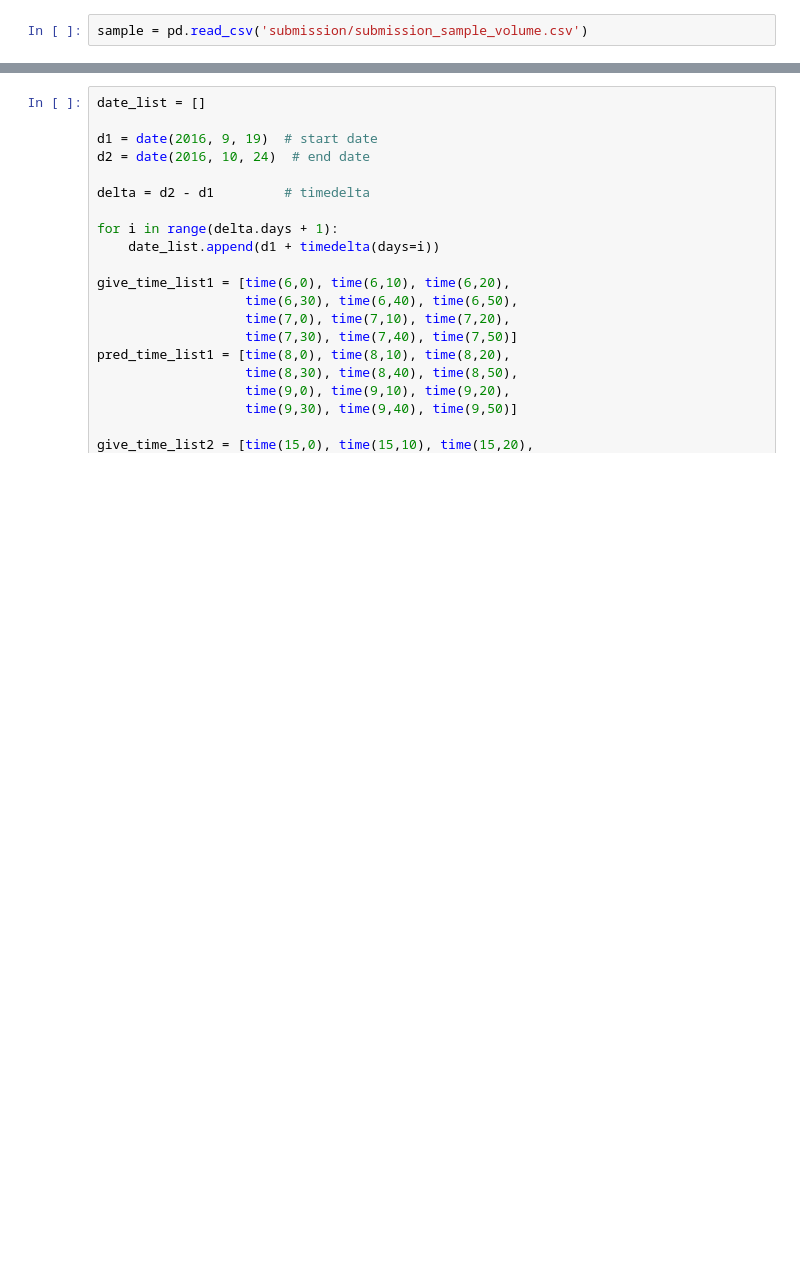
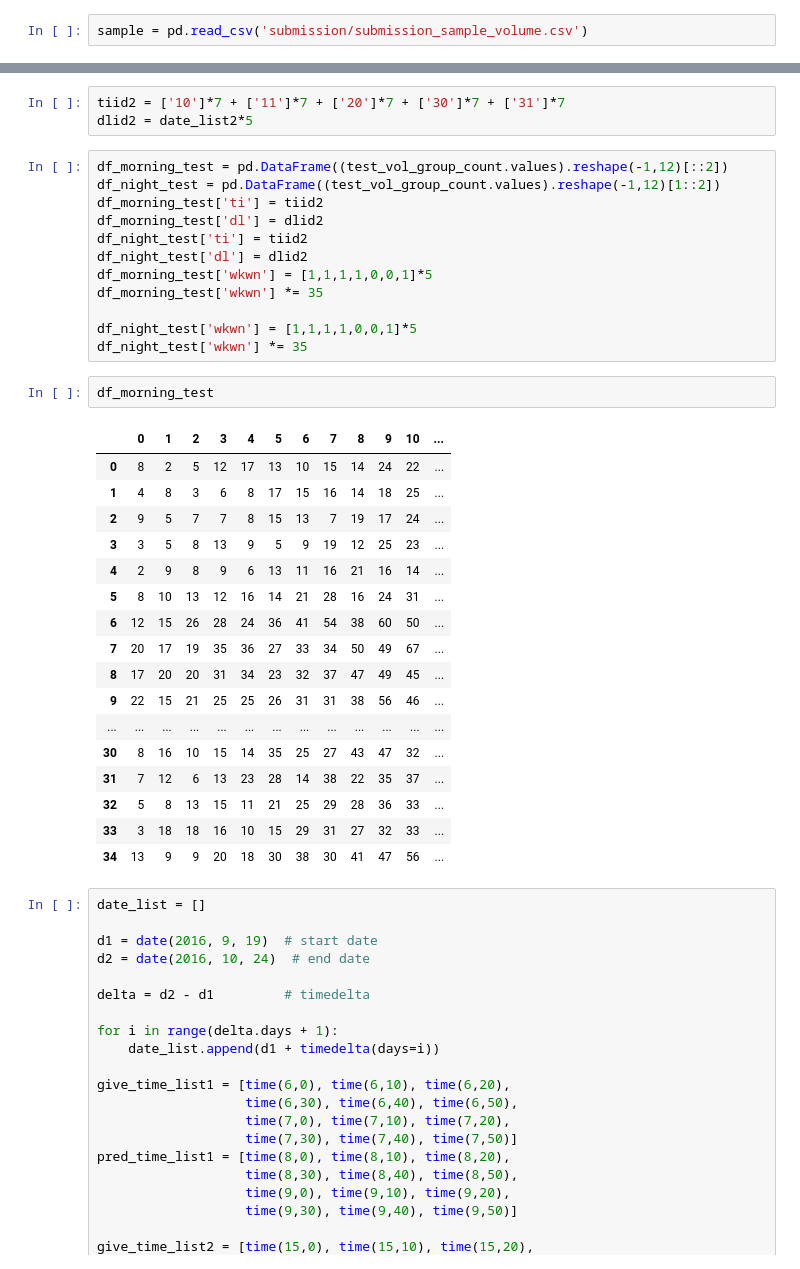
Before and after one commit to Ann16253470/KDD_CUP2017, a Jupyter notebook: volume prediction new2.ipynb, the cells around one changed output, grey strips where cells are left out. Cells and saved outputs as stored; diff of their text form; blank space fills up the shorter version.

```diff
--- a/volume prediction new2.ipynb
+++ b/volume prediction new2.ipynb
@@ -109,3 +99,38 @@ sample
+# %%
+tiid2 = ['10']*7 + ['11']*7 + ['20']*7 + ['30']*7 + ['31']*7
+dlid2 = date_list2*5
+# %%
+df_morning_test = pd.DataFrame((test_vol_group_count.values).reshape(-1,12)[::2])
+df_night_test = pd.DataFrame((test_vol_group_count.values).reshape(-1,12)[1::2])
+df_morning_test['ti'] = tiid2
+df_morning_test['dl'] = dlid2
+df_night_test['ti'] = tiid2
+df_night_test['dl'] = dlid2
+df_morning_test['wkwn'] = [1,1,1,1,0,0,1]*5
+df_morning_test['wkwn'] *= 35
+
+df_night_test['wkwn'] = [1,1,1,1,0,0,1]*5
+df_night_test['wkwn'] *= 35
+# %%
+df_morning_test
+# %% [output]
+|  | 0 | 1 | 2 | 3 | 4 | 5 | 6 | 7 | 8 | 9 | 10 | ... |
+| 0 | 8 | 2 | 5 | 12 | 17 | 13 | 10 | 15 | 14 | 24 | 22 | ... |
+| 1 | 4 | 8 | 3 | 6 | 8 | 17 | 15 | 16 | 14 | 18 | 25 | ... |
+| 2 | 9 | 5 | 7 | 7 | 8 | 15 | 13 | 7 | 19 | 17 | 24 | ... |
+| 3 | 3 | 5 | 8 | 13 | 9 | 5 | 9 | 19 | 12 | 25 | 23 | ... |
+| 4 | 2 | 9 | 8 | 9 | 6 | 13 | 11 | 16 | 21 | 16 | 14 | ... |
+| 5 | 8 | 10 | 13 | 12 | 16 | 14 | 21 | 28 | 16 | 24 | 31 | ... |
+| 6 | 12 | 15 | 26 | 28 | 24 | 36 | 41 | 54 | 38 | 60 | 50 | ... |
+| 7 | 20 | 17 | 19 | 35 | 36 | 27 | 33 | 34 | 50 | 49 | 67 | ... |
+| 8 | 17 | 20 | 20 | 31 | 34 | 23 | 32 | 37 | 47 | 49 | 45 | ... |
+| 9 | 22 | 15 | 21 | 25 | 25 | 26 | 31 | 31 | 38 | 56 | 46 | ... |
+| ... | ... | ... | ... | ... | ... | ... | ... | ... | ... | ... | ... | ... |
+| 30 | 8 | 16 | 10 | 15 | 14 | 35 | 25 | 27 | 43 | 47 | 32 | ... |
+| 31 | 7 | 12 | 6 | 13 | 23 | 28 | 14 | 38 | 22 | 35 | 37 | ... |
+| 32 | 5 | 8 | 13 | 15 | 11 | 21 | 25 | 29 | 28 | 36 | 33 | ... |
+| 33 | 3 | 18 | 18 | 16 | 10 | 15 | 29 | 31 | 27 | 32 | 33 | ... |
+| 34 | 13 | 9 | 9 | 20 | 18 | 30 | 38 | 30 | 41 | 47 | 56 | ... |
 # %%
 date_list = []
 
```
Also changed, not shown: parts of 43 cells of this notebook, 5 other files.
